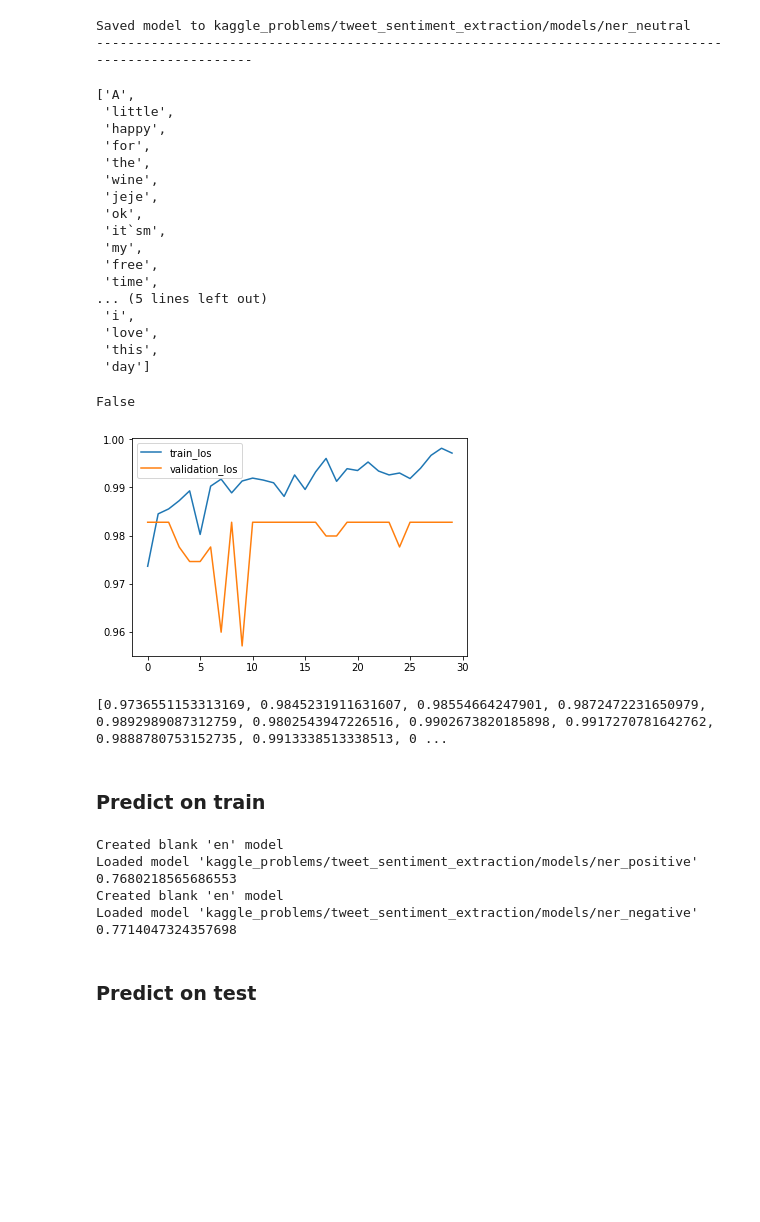
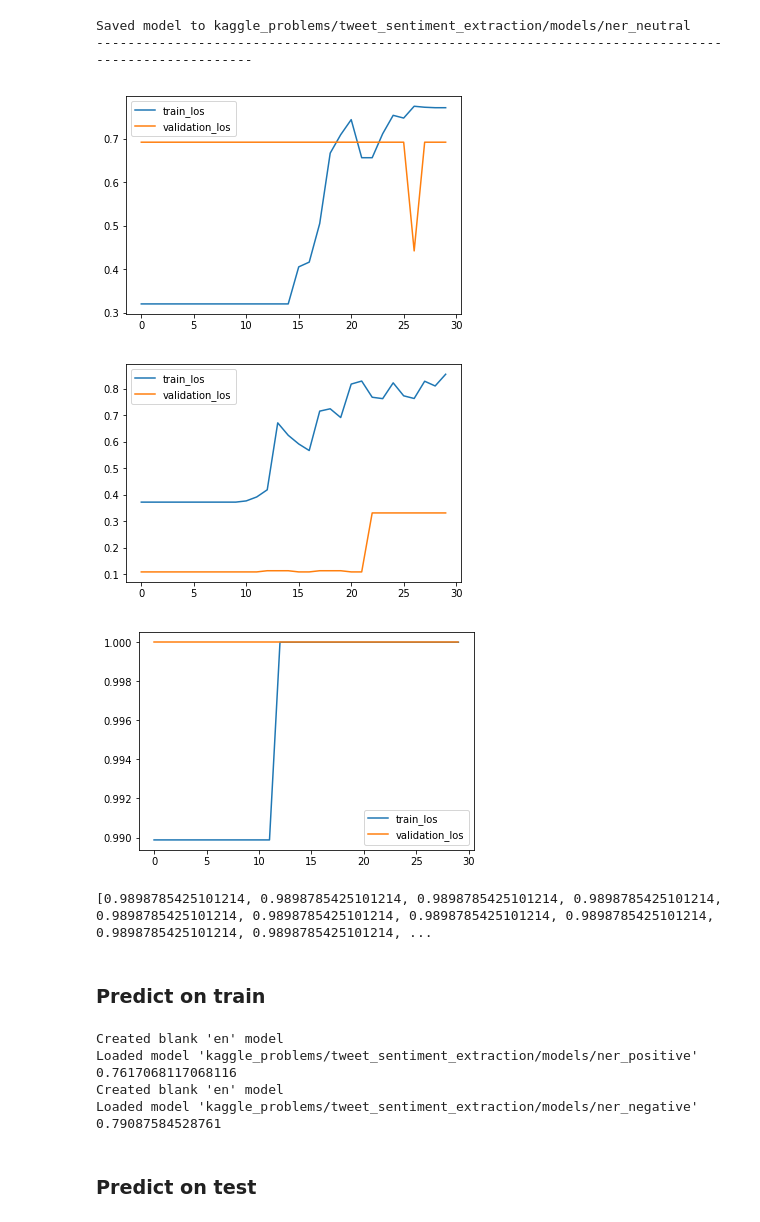
Before and after one commit to skrydg/ml, a Jupyter notebook: kaggle_problems/tweet_sentiment_extraction/baseline.ipynb, the cells around one changed output. Saved outputs shown, nothing was run; the diff lists cells and outputs as text; code cells hidden in the pictures; blank space fills up the shorter version.

```diff
--- a/kaggle_problems/tweet_sentiment_extraction/baseline.ipynb
+++ b/kaggle_problems/tweet_sentiment_extraction/baseline.ipynb
@@ -55,6 +56,25 @@ def preprocessing(data):
 # %%
 train = preprocessing(train)
 test = preprocessing(test)
+# %%
+def clean_text(text):
+    '''Make text lowercase, remove text in square brackets,remove links,remove punctuation
+    and remove words containing numbers.'''
+    text = str(text).lower()
+    text = re.sub('\[.*?\]', '', text)
+    text = re.sub('https?://\S+|www\.\S+', '', text)
+    text = re.sub('<.*?>+', '', text)
+    text = re.sub('[%s]' % re.escape(string.punctuation), '', text)
+    text = re.sub('\n', '', text)
+    text = re.sub('\w*\d\w*', '', text)
+    while text.startswith(' '):
+        text = text[1:]
+    while text.endswith(' '):
+        text = text[:-1]
+    return text
+
+train['text'] = train['text'].apply(lambda x:clean_text(x))
+train['selected_text'] = train['selected_text'].apply(lambda x:clean_text(x))
 # %%
 train.sample(1)
 # %% [output]
@@ -148,11 +166,12 @@ for sentiment in ['positive', 'negative', 'neutral']:
     print("Training for {}".format(sentiment))
     print("-" * 100)
     model = NER(evaluate_score=evaluate_score)
+
     spacy_train_pos = df_to_spacy_format(train[train['sentiment'] == sentiment])
     train_los, validation_los = model.train(spacy_train_pos, n_iter=30)
     model.save_model('kaggle_problems/tweet_sentiment_extraction/models/ner_{}'.format(sentiment))
-    pickle.dump(train_los, open("kaggle_problems/tweet_sentiment_extraction/data/baseline/train_los.pkl", 'wb'))
-    pickle.dump(validation_los, open("kaggle_problems/tweet_sentiment_extraction/data/baseline/validation_los.pkl", 'wb'))
+    pickle.dump(train_los, open("kaggle_problems/tweet_sentiment_extraction/data/baseline/train_los_{}.pkl".format(sentiment), 'wb'))
+    pickle.dump(validation_los, open("kaggle_problems/tweet_sentiment_extraction/data/baseline/validation_los_{}.pkl".format(sentiment), 'wb'))
 
     print("-" * 100)
 # %% [output]
@@ -171,44 +190,23 @@ Training for neutral
 Created blank 'en' model
 Saved model to kaggle_problems/tweet_sentiment_extraction/models/ner_neutral
 ----------------------------------------------------------------------------------------------------
-# %%
-list(train[train['sentiment'] == 'positive'].iloc[9].text_words)
-# %% [output]
-['A',
- 'little',
- 'happy',
- 'for',
- 'the',
- 'wine',
- 'jeje',
- 'ok',
- 'it`sm',
- 'my',
- 'free',
- 'time',
-... (5 lines left out)
- 'i',
- 'love',
- 'this',
- 'day']
-# %%
-is_subarray(train[train['sentiment'] == 'positive'].iloc[9].text_words, train[train['sentiment'] == 'positive'].iloc[9].selected_text_words)
-# %% [output]
-False
 # %%
-train_los = pickle.load(open("kaggle_problems/tweet_sentiment_extraction/data/baseline/train_los.pkl", 'rb'))
-validation_los =pickle.load(open("kaggle_problems/tweet_sentiment_extraction/data/baseline/validation_los.pkl", 'rb'))
+for sentiment in ['positive', 'negative', 'neutral']:
+    train_los = pickle.load(open("kaggle_problems/tweet_sentiment_extraction/data/baseline/train_los_{}.pkl".format(sentiment), 'rb'))
+    validation_los =pickle.load(open("kaggle_problems/tweet_sentiment_extraction/data/baseline/validation_los_{}.pkl".format(sentiment), 'rb'))
 
-plt.plot(train_los, label='train_los')
-plt.plot(validation_los, label='validation_los')
-plt.legend()
-plt.show()
+    plt.plot(train_los, label='train_los')
+    plt.plot(validation_los, label='validation_los')
+    plt.legend()
+    plt.show()
 # %% [output]
-[figure, old version]
+[figure, new version]
+[figure, added]
+[figure, added]
 # %%
 print(train_los, validation_los)
 # %% [output]
-[0.9736551153313169, 0.9845231911631607, 0.98554664247901, 0.9872472231650979, 0.9892989087312759, 0.9802543947226516, 0.9902673820185898, 0.9917270781642762, 0.9888780753152735, 0.9913338513338513, 0 ...
+[0.9898785425101214, 0.9898785425101214, 0.9898785425101214, 0.9898785425101214, 0.9898785425101214, 0.9898785425101214, 0.9898785425101214, 0.9898785425101214, 0.9898785425101214, 0.9898785425101214, ...
 # %% [markdown]
 ### Predict on train
 # %%
@@ -217,17 +215,20 @@ for sentiment in ['positive', 'negative']:
     model = NER()
     model.load_model('kaggle_problems/tweet_sentiment_extraction/models/ner_{}'.format(sentiment))
 
-    predict_selected_texts = predict(model, train[train['sentiment'] == sentiment])
-    selected_texts = train[train['sentiment'] == sentiment].selected_text.to_numpy()
+    spacy_train_pos = df_to_spacy_format(train[train['sentiment'] == sentiment])
 
-    print(arr_jaccard(selected_texts, predict_selected_texts))
+    texts, annotations = zip(*spacy_train_pos)
+    annotations = [annotation.get('entities') for annotation in annotations]
+    y_predict = model.predict(texts)
+
+    print(evaluate_score(texts, annotations, y_predict))
 # %% [output]
 Created blank 'en' model
 Loaded model 'kaggle_problems/tweet_sentiment_extraction/models/ner_positive'
-0.7680218565686553
+0.7617068117068116
 Created blank 'en' model
 Loaded model 'kaggle_problems/tweet_sentiment_extraction/models/ner_negative'
-0.7714047324357698
+0.79087584528761
 # %% [markdown]
 ### Predict on test
 # %%
```
Also changed, not shown: parts of 7 cells of this notebook, 2 other files.
